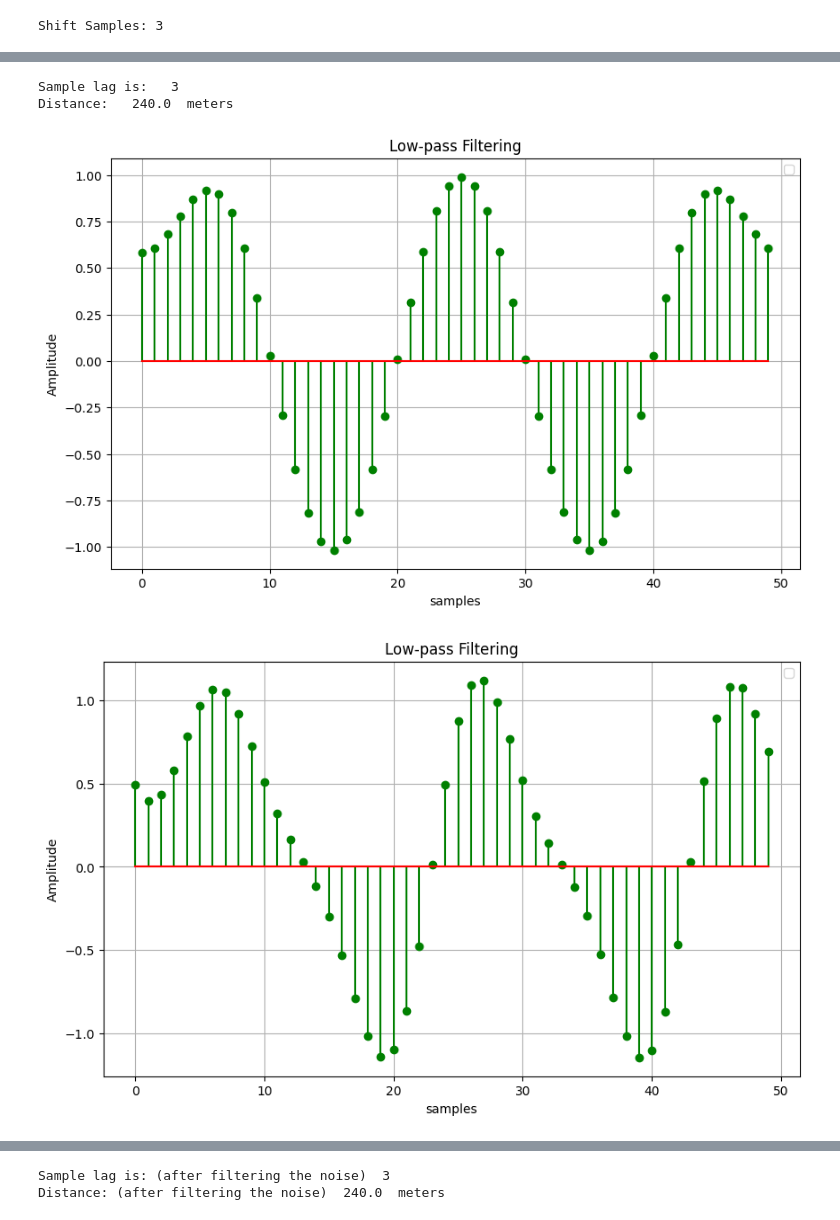
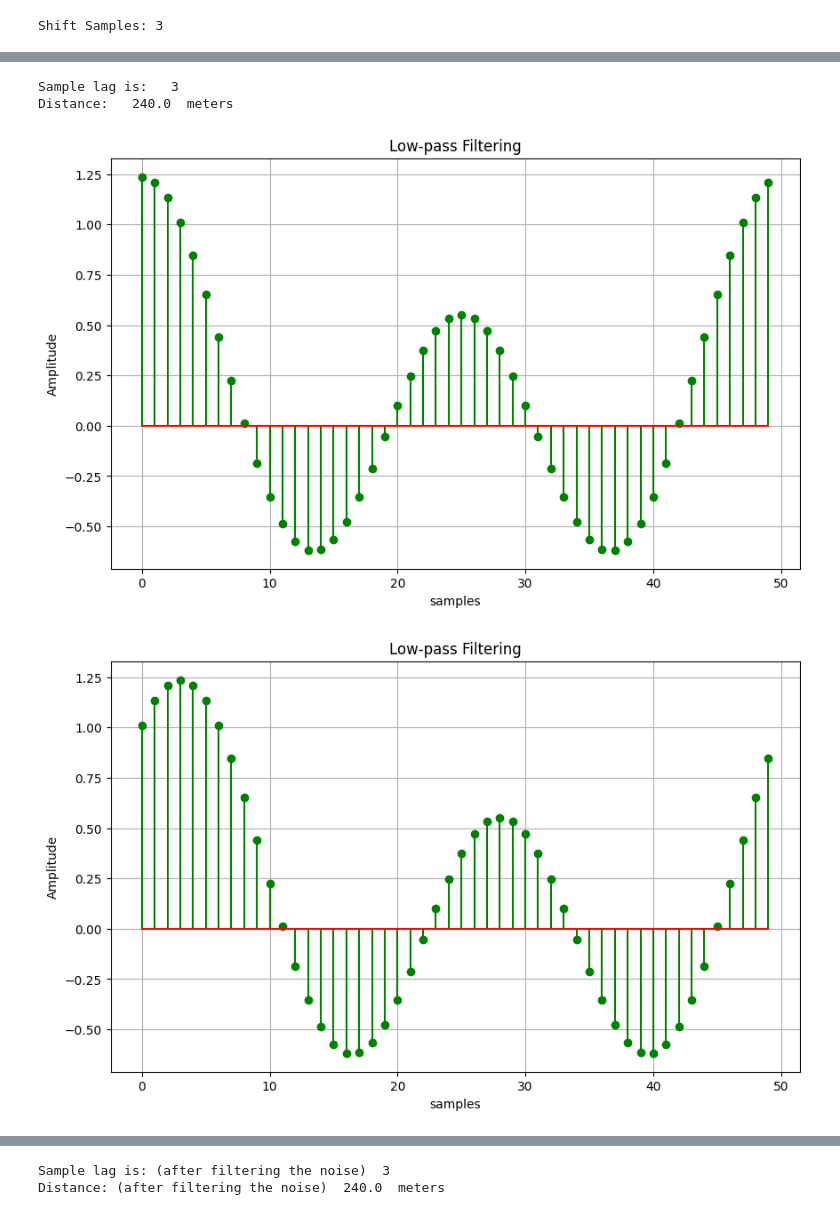
Before and after one commit to Shams-Simanto/CSE220, a Jupyter notebook: Offline_4/Task1.ipynb, the cells around one changed output, grey strips where cells are left out. Saved outputs shown, nothing was run; the diff lists cells and outputs as text; code cells hidden in the pictures.

```diff
--- a/Offline_4/Task1.ipynb
+++ b/Offline_4/Task1.ipynb
@@ -1,7 +1,6 @@
 # %%
 import numpy as np
 import matplotlib.pyplot as plt
-from scipy.signal import butter, filtfilt
 
 n=50
 samples = np.arange(n)
@@ -16,6 +15,12 @@ def generate_signals(frequency=5):
     amplitudes = [0.5, 0.3, 0.1]  # Default noise amplitudes
     noise_freqs2 = [10, 20, 40]
     amplitudes2 = [0.3, 0.2, 0.1]
+
+    # noise_freqs2 = [15, 25, 45]
+    # amplitudes2 = [0.3, 0.2, 0.1]
+
+    # noise_freqs2 = [15, 25, 45]
+    # amplitudes2 = [-3, -2, -1]
 
      # Discrete sample indices
     dt = 1 / sampling_rate  # Sampling interval in seconds
@@ -91,7 +96,7 @@ dft_signal_B = dft(signal_B)
 magnitude_spectrum_A = np.abs(dft_signal_A)
 magnitude_spectrum_B = np.abs(dft_signal_B)
 
-def low_pass_filter(signal, threshold=7):
+def low_pass_filter(signal, threshold=10):
     N=len(signal)
     dft_signal=dft(signal)
 
@@ -150,22 +155,22 @@ plt.title("Cross-Correlation (Discrete)")
 plt.xlabel("Lag (samples)")
 plt.ylabel("Correlation")
 plt.axvline(0, color='red', linestyle='--', label="Zero Lag")
-plt.legend()
+#plt.legend()
 plt.grid(True)
 plt.show()
 
 print("Sample lag is:  ",find_sample_lag(cross_corr))
 print("Distance:  ", estimate_distance(find_sample_lag(cross_corr), sampling_rate, wave_velocity), " meters")
 
-flitered_signal_a=low_pass_filter(signal_A, 10)
-flitered_signal_b=low_pass_filter(signal_B, 10)
+flitered_signal_a=low_pass_filter(signal_A, 5)
+flitered_signal_b=low_pass_filter(signal_B, 5)
 
 plt.figure(figsize=(10, 6))
 plt.stem(samples, flitered_signal_a, linefmt='g-', markerfmt='go', basefmt='r-')
 plt.xlabel('samples')
 plt.ylabel('Amplitude')
 plt.title('Low-pass Filtering')
-plt.legend()
+#plt.legend()
 plt.grid()
 plt.show()
 
@@ -174,7 +179,7 @@ plt.stem(samples, flitered_signal_b, linefmt='g-', markerfmt='go', basefmt='r-')
 plt.xlabel('samples')
 plt.ylabel('Amplitude')
 plt.title('Low-pass Filtering')
-plt.legend()
+#plt.legend()
 plt.grid()
 plt.show()
 
@@ -190,7 +195,7 @@ plt.title("Cross-Correlation (Discrete)")
 plt.xlabel("Lag (samples)")
 plt.ylabel("Correlation")
 plt.axvline(0, color='red', linestyle='--', label="Zero Lag")
-plt.legend()
+#plt.legend()
 plt.grid(True)
 plt.show()
 
@@ -206,4 +211,4 @@ Shift Samples: 3
 Sample lag is:   3
 Distance:   240.0  meters
-[figure, old version]
+[figure, new version]
-[figure, old version]
+[figure, new version]
```
Also changed, not shown: parts of 1 cell of this notebook, 5 other files.
